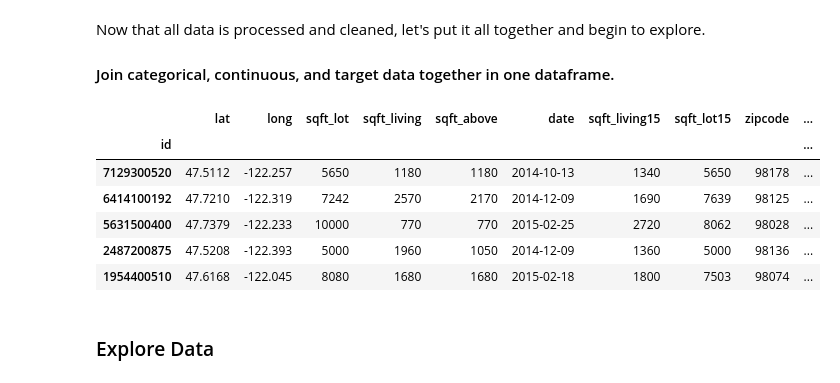
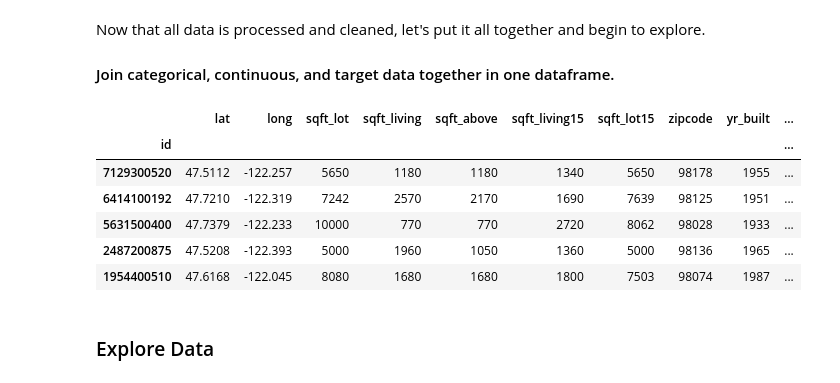
Before and after one commit to eannefawcett/dsc-v2-mod1-final-project-online-ds-pt-081219, a Jupyter notebook: Beth Fawcett King County Sellers World.ipynb, the cells around one changed output. Cells and saved outputs as stored; diff of their text form; code cells hidden in the pictures.

```diff
--- a/Beth Fawcett King County Sellers World.ipynb
+++ b/Beth Fawcett King County Sellers World.ipynb
@@ -439,10 +445,12 @@ dtype: int64
 # %%
 # after
 # managing nans
-# fill waterfront and yr_renovated nans with 'unknown'
-df.loc[:,'waterfront'] = df.loc[:,'waterfront'].fillna(value='unknown')
+# fill waterfront and yr_renovated nans with the integrer 0, as it is the mode for both sets of data
+print('waterfront mode: ' + str(df.waterfront.mode()))
+print('yr_renovated mode: ' + str(df.yr_renovated.mode()))
+df.loc[:,'waterfront'] = df.loc[:,'waterfront'].fillna(value=0)
 # df.loc[:,'waterfront'].isna().sum() # uncomment to check efficacy
-df.loc[:,'yr_renovated'] = df.loc[:,'yr_renovated'].fillna(value='unknown')
+df.loc[:,'yr_renovated'] = df.loc[:,'yr_renovated'].fillna(value=0)
 # df.loc[:,'yr_renovated'].isna().sum() # uncomment to check efficacy
 # df.isna().sum() # uncomment to check entire df
 
@@ -858,12 +869,7 @@ continuous_mod1 = continuous_mod1.drop(labels='sqft_basement', axis=1)
 # %%
 # change yr_renovated over into a categorical type with the division of 0 and 1
 # set at not renovated after 2000 and yes renovated after 2000
-categorical_mod1.loc[categorical_mod1['yr_renovated'] >= 2000, 'yr_renovated'] = 1
-categorical_mod1.yr_renovated
-
-# change unknown to a different filler that is an int.
-
-# reno2000 = continuous_mod1['sqft_basement'].astype(str)
-# # print(len(basement))
-# # print(len(categorical_mod1))
+categorical_mod1.loc[categorical_mod1.yr_renovated > 1999, 'yr_renovated'] = 1
+categorical_mod1.loc[categorical_mod1.yr_renovated != 1, 'yr_renovated'] = 0
+categorical_mod1.yr_renovated.sum()
 # %% [output]
@@ -895,17 +901,17 @@ Now that all data is processed and cleaned, let's put it all together and begin
 
 #### Join categorical, continuous, and target data together in one dataframe.
 # %%
-all_data = [continuous, categorical, target]
+all_data = [continuous_mod1, categorical_mod1, target]
 kc_housing = pd.concat(all_data, axis=1)
 kc_housing.head()
 # %% [output]
-|  | lat | long | sqft_lot | sqft_living | sqft_above | date | sqft_living15 | sqft_lot15 | zipcode | ... |
+|  | lat | long | sqft_lot | sqft_living | sqft_above | sqft_living15 | sqft_lot15 | zipcode | yr_built | ... |
 | id |  |  |  |  |  |  |  |  |  | ... |
-| 7129300520 | 47.5112 | -122.257 | 5650 | 1180 | 1180 | 2014-10-13 | 1340 | 5650 | 98178 | ... |
-| 6414100192 | 47.7210 | -122.319 | 7242 | 2570 | 2170 | 2014-12-09 | 1690 | 7639 | 98125 | ... |
-| 5631500400 | 47.7379 | -122.233 | 10000 | 770 | 770 | 2015-02-25 | 2720 | 8062 | 98028 | ... |
-| 2487200875 | 47.5208 | -122.393 | 5000 | 1960 | 1050 | 2014-12-09 | 1360 | 5000 | 98136 | ... |
-| 1954400510 | 47.6168 | -122.045 | 8080 | 1680 | 1680 | 2015-02-18 | 1800 | 7503 | 98074 | ... |
+| 7129300520 | 47.5112 | -122.257 | 5650 | 1180 | 1180 | 1340 | 5650 | 98178 | 1955 | ... |
+| 6414100192 | 47.7210 | -122.319 | 7242 | 2570 | 2170 | 1690 | 7639 | 98125 | 1951 | ... |
+| 5631500400 | 47.7379 | -122.233 | 10000 | 770 | 770 | 2720 | 8062 | 98028 | 1933 | ... |
+| 2487200875 | 47.5208 | -122.393 | 5000 | 1960 | 1050 | 1360 | 5000 | 98136 | 1965 | ... |
+| 1954400510 | 47.6168 | -122.045 | 8080 | 1680 | 1680 | 1800 | 7503 | 98074 | 1987 | ... |
 # %% [markdown]
 ### Explore Data
 # %%
```
Also changed, not shown: parts of 13 cells of this notebook.
